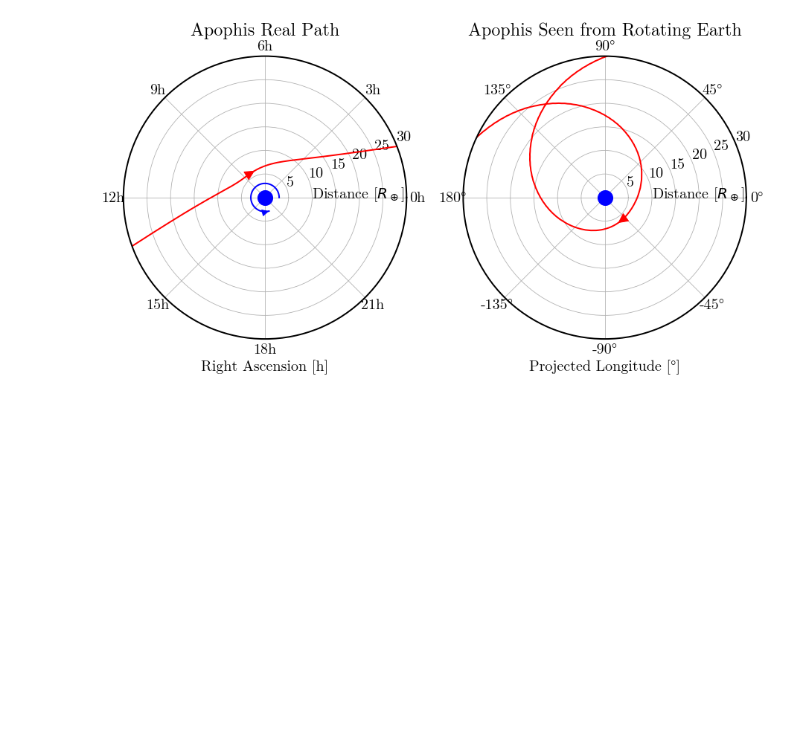
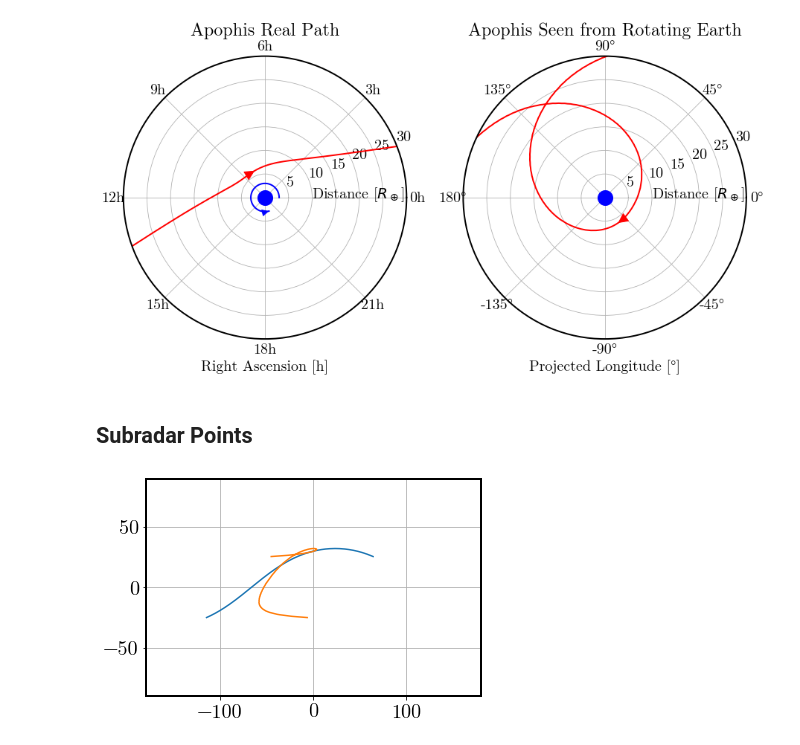
Before and after one commit to AgustinVallejo/Apophis, a Jupyter notebook: New Notebooks/0. Graphs.ipynb, the cells around one changed output. Saved outputs shown, nothing was run; the diff lists cells and outputs as text; code cells hidden in the pictures; blank space fills up the shorter version.

```diff
--- a/New Notebooks/0. Graphs.ipynb
+++ b/New Notebooks/0. Graphs.ipynb
@@ -331,3 +331,17 @@ plt.savefig(name+".png",bbox_inches='tight')
 # %% [output]
 'lmroman10-regular.otf' can not be subsetted into a Type 3 font. The entire font will be embedded in the output.
 [figure]
+# %% [markdown]
+## Subradar Points
+# %%
+subradar_points = pd.read_csv("../Data/subradar_points.csv")
+# %%
+plt.plot(subradar_points.lon,subradar_points.lat)
+plt.plot(subradar_points.lonR,subradar_points.latR)
+
+plt.xlim([-180,180])
+plt.ylim([-90,90])
+
+plt.grid()
+# %% [output]
+[figure, added]
```
Also changed, not shown: parts of 6 cells of this notebook, 16 other files.
